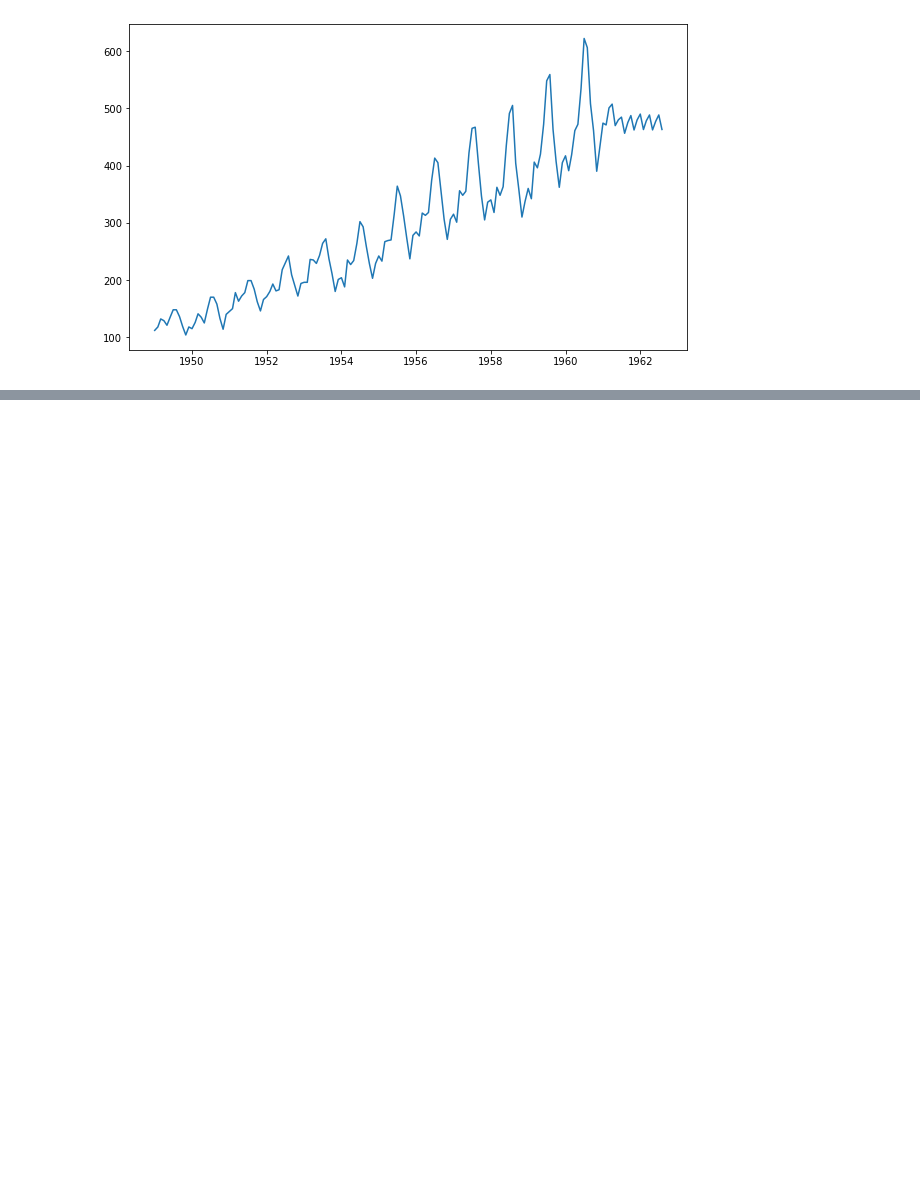
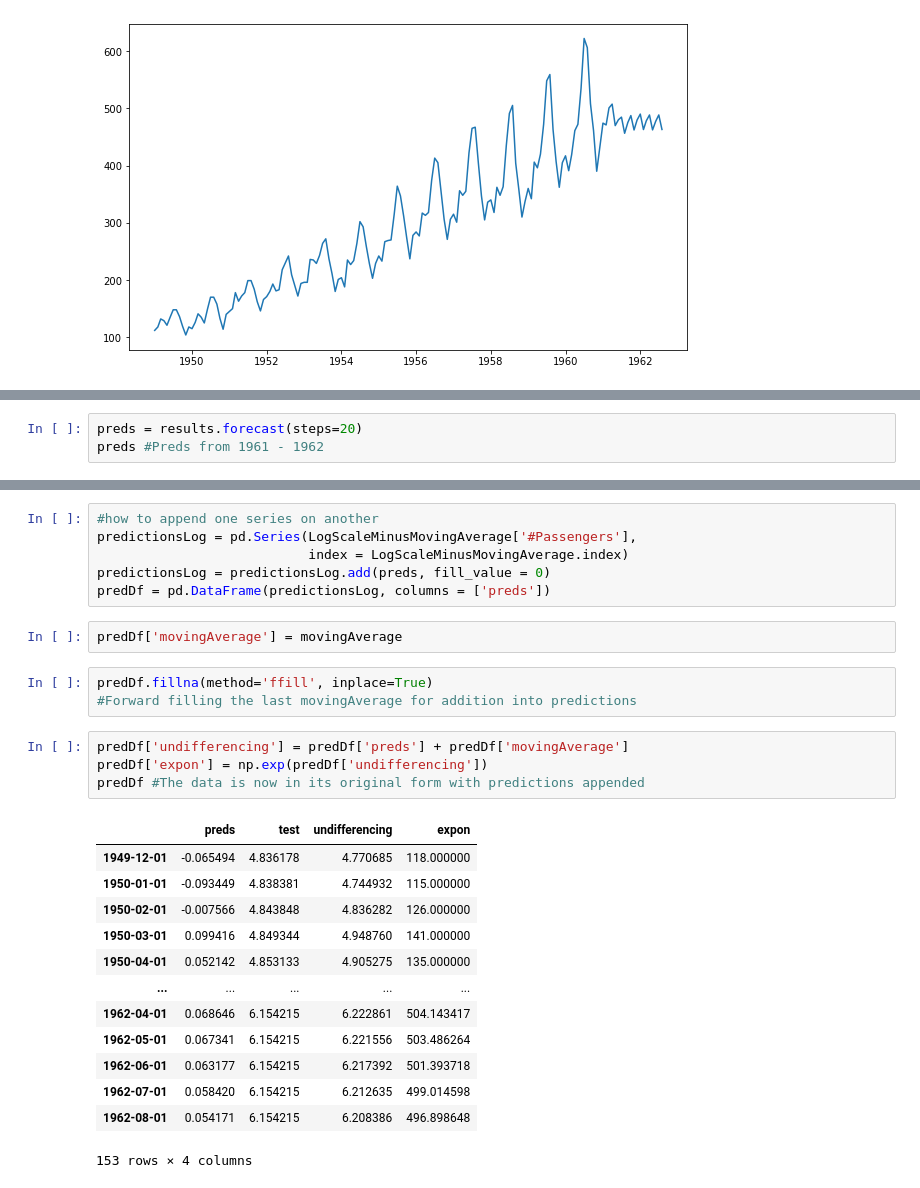
Before and after one commit to dray89/AirlinePassengers, a Jupyter notebook: AirlinePassengers.ipynb, the cells around one changed output, grey strips where cells are left out. Cells and saved outputs as stored; diff of their text form; blank space fills up the shorter version.

```diff
--- a/AirlinePassengers.ipynb
+++ b/AirlinePassengers.ipynb
@@ -573,0 +694,3 @@ plt.plot(predictions)
+# %%
+preds = results.forecast(steps=20)
+preds #Preds from 1961 - 1962
@@ -573,0 +715,29 @@ plt.plot(predictions)
+# %%
+#how to append one series on another
+predictionsLog = pd.Series(LogScaleMinusMovingAverage['#Passengers'],
+                           index = LogScaleMinusMovingAverage.index)
+predictionsLog = predictionsLog.add(preds, fill_value = 0)
+predDf = pd.DataFrame(predictionsLog, columns = ['preds'])
+# %%
+predDf['movingAverage'] = movingAverage
+# %%
+predDf.fillna(method='ffill', inplace=True)
+#Forward filling the last movingAverage for addition into predictions
+# %%
+predDf['undifferencing'] = predDf['preds'] + predDf['movingAverage']
+predDf['expon'] = np.exp(predDf['undifferencing'])
+predDf #The data is now in its original form with predictions appended
+# %% [output]
+|  | preds | test | undifferencing | expon |
+| 1949-12-01 | -0.065494 | 4.836178 | 4.770685 | 118.000000 |
+| 1950-01-01 | -0.093449 | 4.838381 | 4.744932 | 115.000000 |
+| 1950-02-01 | -0.007566 | 4.843848 | 4.836282 | 126.000000 |
+| 1950-03-01 | 0.099416 | 4.849344 | 4.948760 | 141.000000 |
+| 1950-04-01 | 0.052142 | 4.853133 | 4.905275 | 135.000000 |
+| ... | ... | ... | ... | ... |
+| 1962-04-01 | 0.068646 | 6.154215 | 6.222861 | 504.143417 |
+| 1962-05-01 | 0.067341 | 6.154215 | 6.221556 | 503.486264 |
+| 1962-06-01 | 0.063177 | 6.154215 | 6.217392 | 501.393718 |
+| 1962-07-01 | 0.058420 | 6.154215 | 6.212635 | 499.014598 |
+| 1962-08-01 | 0.054171 | 6.154215 | 6.208386 | 496.898648 |
+153 rows × 4 columns
```
Also changed, not shown: parts of 12 cells of this notebook.
